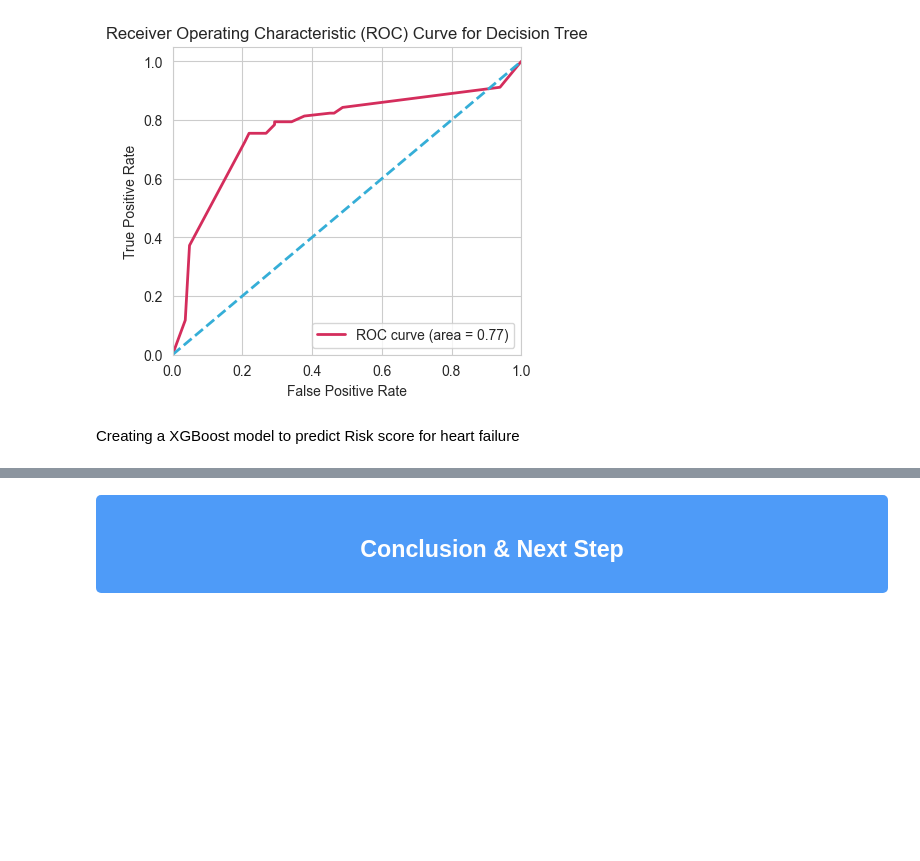
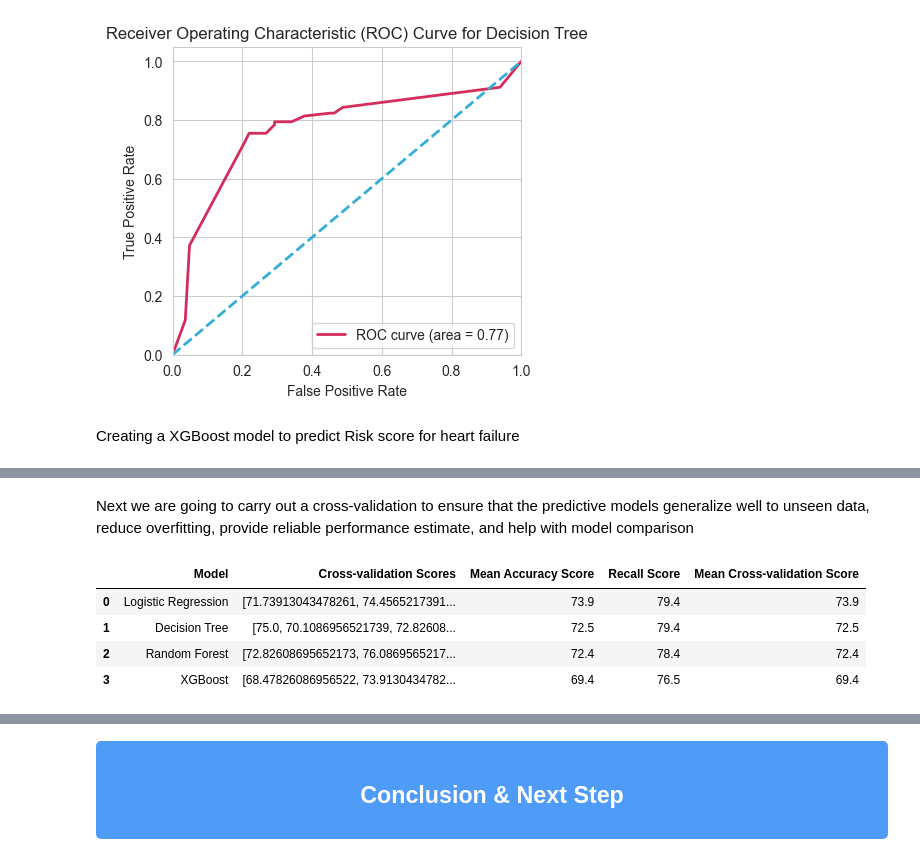
Before and after one commit to Iqra-qbl/Heart-Failure-Risk-Analysis, a Jupyter notebook: jupyter_notebooks/3. Predictive modelling.ipynb, the cells around one changed output, grey strips where cells are left out. Drawn from its saved outputs; the diff is of its cells as text; code cells hidden in the pictures; blank space fills up the shorter version.

```diff
--- a/jupyter_notebooks/3. Predictive modelling.ipynb
+++ b/jupyter_notebooks/3. Predictive modelling.ipynb
@@ -332,9 +328,8 @@ plt.show()
 # %% [markdown]
 Creating a XGBoost model to predict Risk score for heart failure
 # %%
-
 # Initialize the XGBoost model
-xgb_model = xgb.XGBClassifier(random_state=42, use_label_encoder=False, eval_metric='logloss')
+xgb_model = xgb.XGBClassifier(random_state=42, eval_metric='logloss')
 
 # Train the model
 xgb_model.fit(X_train, y_train)
@@ -389,30 +403,52 @@ NameError: name 'y_pred_xgb' is not defined
+# %% [markdown]
+Next we are going to carry out a cross-validation to ensure that the predictive models generalize well to unseen data, reduce overfitting, provide
+reliable performance estimate, and help with model comparison
 # %%
-from sklearn.model_selection import cross_val_score
-import pandas as pd
+from sklearn.metrics import recall_score
 
 # Define the features and target variable
 X = df[['Age', 'MaxHR', 'Oldpeak', 'FastingBS', 'ChestPainType_TA', 'Cholesterol']]
 y = df['HeartDisease']
 
 # Initialize the models
 logistic_model = LogisticRegression(random_state=42, max_iter=2000)
 tree_model = DecisionTreeClassifier(random_state=42, max_depth=5)
 rf_model = RandomForestClassifier(random_state=42, n_estimators=100, max_depth=10)
-xgb_model = xgb.XGBClassifier(random_state=42, use_label_encoder=False, eval_metric='logloss')
+xgb_model = xgb.XGBClassifier(random_state=42, eval_metric='logloss')  # Removed use_label_encoder
 
 # Perform cross-validation for each model
 logistic_cv_scores = cross_val_score(logistic_model, X, y, cv=5, scoring='accuracy')
 tree_cv_scores = cross_val_score(tree_model, X, y, cv=5, scoring='accuracy')
 rf_cv_scores = cross_val_score(rf_model, X, y, cv=5, scoring='accuracy')
 xgb_cv_scores = cross_val_score(xgb_model, X, y, cv=5, scoring='accuracy')
 
+# Fit models to get recall scores
+logistic_model.fit(X_train, y_train)
+tree_model.fit(X_train, y_train)
+rf_model.fit(X_train, y_train)
+xgb_model.fit(X_train, y_train)
+
+logistic_recall = recall_score(y_test, logistic_model.predict(X_test))
+tree_recall = recall_score(y_test, tree_model.predict(X_test))
+rf_recall = recall_score(y_test, rf_model.predict(X_test))
+xgb_recall = recall_score(y_test, xgb_model.predict(X_test))
+
 # Create a DataFrame to display the results
 cv_results = pd.DataFrame({
     'Model': ['Logistic Regression', 'Decision Tree', 'Random Forest', 'XGBoost'],
     'Cross-validation Scores': [logistic_cv_scores, tree_cv_scores, rf_cv_scores, xgb_cv_scores],
-    'Mean Score': [logistic_cv_scores.mean(), tree_cv_scores.mean(), rf_cv_scores.mean(), xgb_cv_scores.mean()]
+    'Mean Accuracy Score': [logistic_cv_scores.mean(), tree_cv_scores.mean(), rf_cv_scores.mean(), xgb_cv_scores.mean()],
+    'Recall Score': [logistic_recall, tree_recall, rf_recall, xgb_recall]
 })
-
-# Display the results
+cv_results['Cross-validation Scores'] = cv_results['Cross-validation Scores'].apply(lambda scores: [score * 100 for score in scores])
+cv_results['Mean Cross-validation Score'] = cv_results['Cross-validation Scores'].apply(lambda scores: np.round(np.mean(scores), 1))
+cv_results['Mean Accuracy Score'] = np.round(cv_results['Mean Accuracy Score'] * 100, 1)
+cv_results['Recall Score'] = np.round(cv_results['Recall Score'] * 100, 1)
 cv_results
+# %% [output]
+|  | Model | Cross-validation Scores | Mean Accuracy Score | Recall Score | Mean Cross-validation Score |
+| 0 | Logistic Regression | [71.73913043478261, 74.4565217391... | 73.9 | 79.4 | 73.9 |
+| 1 | Decision Tree | [75.0, 70.1086956521739, 72.82608... | 72.5 | 79.4 | 72.5 |
+| 2 | Random Forest | [72.82608695652173, 76.0869565217... | 72.4 | 78.4 | 72.4 |
+| 3 | XGBoost | [68.47826086956522, 73.9130434782... | 69.4 | 76.5 | 69.4 |
 # %% [markdown]
```
Also changed, not shown: parts of 13 cells of this notebook, 7 other files.
